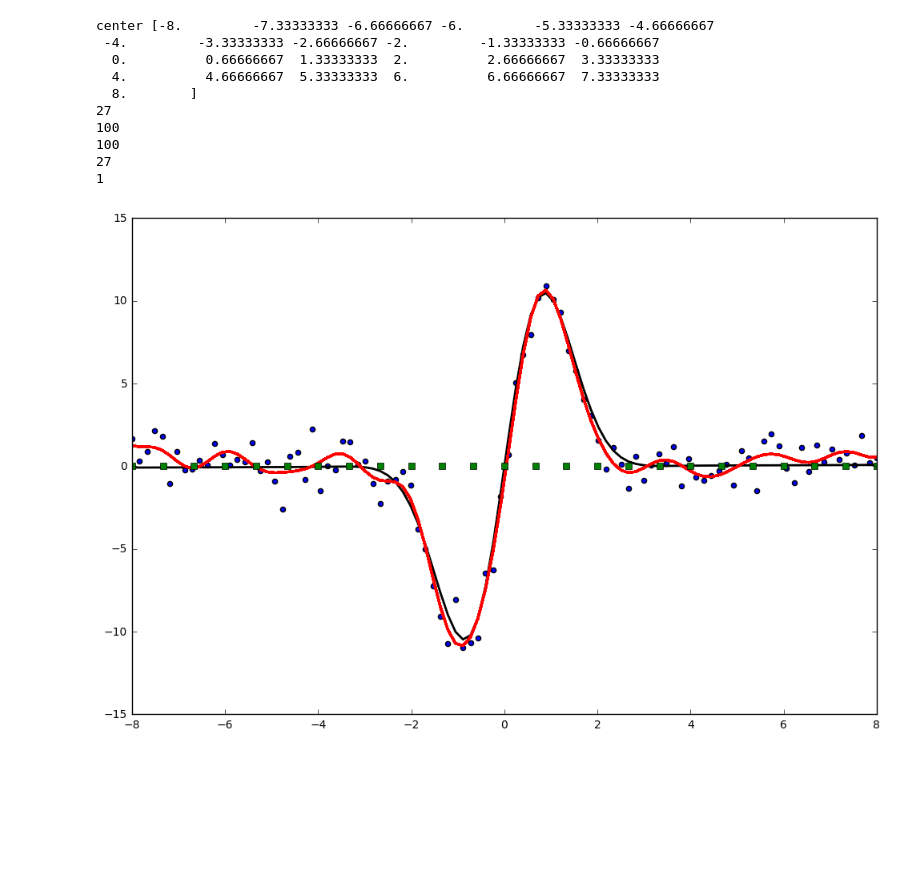
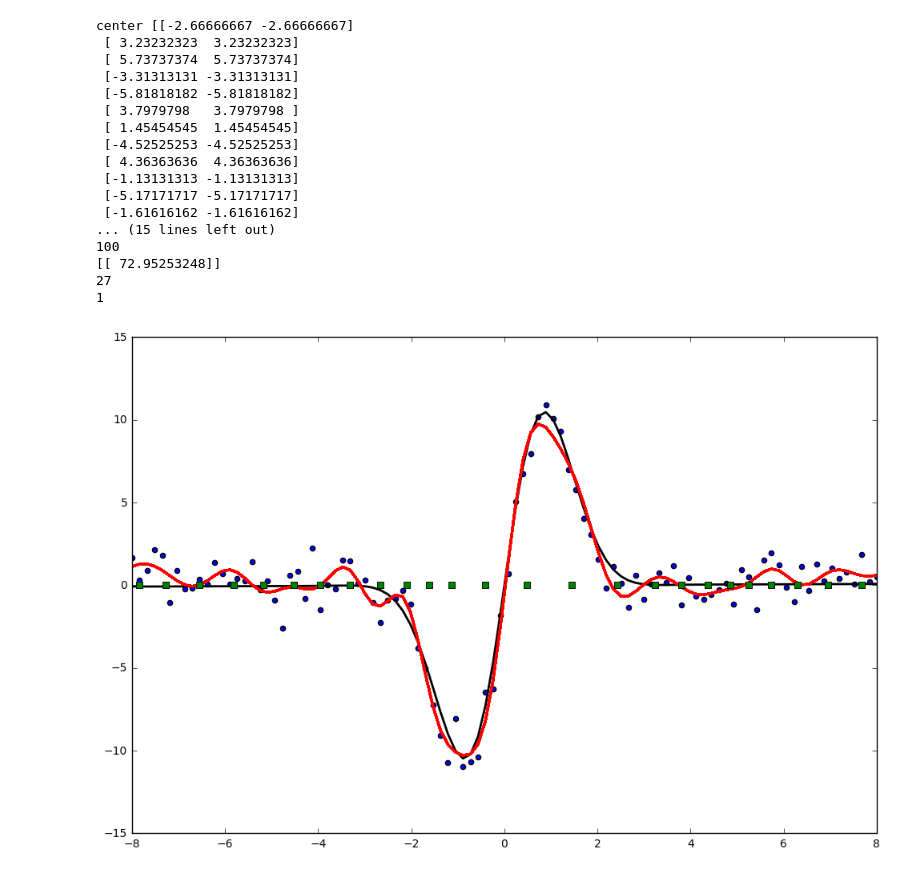
Before and after one commit to VincentBt/Projet-PGM, a Jupyter notebook: FunctionApprox.ipynb, the cells around one changed output. Saved outputs shown, nothing was run; the diff lists cells and outputs as text; code cells hidden in the pictures; blank space fills up the shorter version.

```diff
--- a/FunctionApprox.ipynb
+++ b/FunctionApprox.ipynb
@@ -29,7 +29,7 @@ def partial_derivative(f,input):
 # %%
 #Create the model
 
-T = 1000
+T = 500
 np.random.seed(0)
 
 
@@ -41,12 +41,12 @@ f = lambda k,x_k: 0.01*x_k+20*np.sin(x_k)*np.exp(-x_k**2/2)
 # function 2 : Well
 Q = np.identity(1) * 1
 R = np.identity(1) * 1
-f = lambda k,x_k: 0.9*x_k-50*np.exp(-x_k**2/2)+1
+#f = lambda k,x_k: 0.9*x_k-50*np.exp(-x_k**2/2)+1
 
 # function 3 : Sigmoid
 Q = np.identity(1) * 1
 R = np.identity(1) * 1
-f = lambda k,x_k:7*(1/(1+np.exp(-x_k))-0.5)
+#f = lambda k,x_k:7*(1/(1+np.exp(-x_k))-0.5)
 
 absc = np.linspace(-10,10,1000)
 ordo = f(1,absc)
@@ -56,8 +56,9 @@ plt.plot(absc,ordo)
 plt.plot(absc,absc)
 plt.show()
 
+C=3
 
-h = lambda k,x_k: (1 + 1/(k+1))*x_k
+h = lambda k,x_k: C*x_k
 
 B = np.zeros([1,1])
 D = np.zeros([1,1])
@@ -306,6 +307,9 @@ np.random.seed(0)
 #radial basis function compute exp(-beta * (c-x)^2)
 def radialbasisfunc(beta, c, x):
     return exp(-beta * norm(c-x)**2)
+
+def linearfunction(a,b,x):
+    return a*x+b
 
 #activation fills the Phi (in the pdf)
 def activation(X, beta, numNeurons, centers):
@@ -318,7 +322,7 @@ def activation(X, beta, numNeurons, centers):
     return Phi
 
 #trainrbf gives the values of the weights W and the covariance matrix Q
-def trainrbf(X, Y, beta, numNeurons):
+def trainrbf(X, Y, beta, numNeurons,linear):
 
     #Dimensions
     #X: n x Inputdimension
@@ -327,16 +331,20 @@ def trainrbf(X, Y, beta, numNeurons):
     n = X.shape[0]
 
     #Centers are the neurons in our RBF network
-    #newCenters = kmeans(X,numNeurons)
-    #centers = newCenters[0]
-    centers = np.linspace(np.amin(X), np.amax(X), num=numNeurons)
+    newCenters = kmeans(X,numNeurons)
+    centers = newCenters[0]
+    #centers = np.linspace(-8, 8, num=numNeurons)
 
     print "center", centers
 
     # calculate activations of RBFs
-    Phi = activation(X, beta, numNeurons, centers)
-    Phi = np.append(Phi, X, axis =1)
-    Phi = np.append(Phi, np.ones((n,X.shape[1]), "float"), axis = 1)
+    if linear == 0:
+        Phi = activation(X, beta, numNeurons, centers)
+        Phi = np.append(Phi, X, axis =1)
+        Phi = np.append(Phi, np.ones((n,X.shape[1]), "float"), axis = 1)
+    else:
+        Phi = X
+        Phi = np.append(Phi, np.ones((n,X.shape[1]), "float"), axis = 1)
 
 
     print(pinv(Phi).shape[0])
@@ -347,13 +355,13 @@ def trainrbf(X, Y, beta, numNeurons):
     W = dot(pinv(Phi), Y)
 
     #Calculate the covariance matrix Q with formula (6.18)
-    Q = (dot(np.transpose(Y),Y) - dot(np.transpose(W), dot(np.transpose(Phi), Y)))
+    Q = dot(np.transpose(Y),Y) - dot(np.transpose(W), dot(np.transpose(Phi), Y))
 
     L = [W, Q, centers]
 
 
     #print W
-    #print Q
+    print Q
 
     return L
 
@@ -400,43 +408,50 @@ numNeurons = 25
 #Define the size of the kernels
 beta = 1
 
 ######### Start RBF regression #############
-
+linear = 0
 #Train the neural network on the data x
-parameters = trainrbf(x, yNoisy , beta, numNeurons)
+parameters = trainrbf(x, yNoisy , beta, numNeurons, linear)
 z = testrbf(x, parameters[0], parameters[1], beta, numNeurons, parameters[2])
 
 # plot original data
 plt.figure(figsize=(12, 8))
 
 # plot original data
 plt.plot(x,yOriginal, 'k-', linewidth=2)
 
 for i in range(n):
     plt.scatter(x[i], yNoisy[i])
 
 # plot learned model
 plt.plot(x, z, 'r-', linewidth=2)
 
 # plot rbfs
 plt.plot(parameters[2], zeros(numNeurons), 'gs')
 
 plt.xlim(lbound, ubound)
 plt.show()
 
 #plt.savefig('graphs/RBF_2.jpg', format = 'jpg')
 # %% [output]
-center [-8.         -7.33333333 -6.66666667 -6.         -5.33333333 -4.66666667
- -4.         -3.33333333 -2.66666667 -2.         -1.33333333 -0.66666667
-  0.          0.66666667  1.33333333  2.          2.66666667  3.33333333
-  4.          4.66666667  5.33333333  6.          6.66666667  7.33333333
-  8.        ]
-27
+center [[-2.66666667 -2.66666667]
+ [ 3.23232323  3.23232323]
+ [ 5.73737374  5.73737374]
+ [-3.31313131 -3.31313131]
+ [-5.81818182 -5.81818182]
+ [ 3.7979798   3.7979798 ]
+ [ 1.45454545  1.45454545]
+ [-4.52525253 -4.52525253]
+ [ 4.36363636  4.36363636]
+ [-1.13131313 -1.13131313]
+ [-5.17171717 -5.17171717]
+ [-1.61616162 -1.61616162]
+... (15 lines left out)
 100
-100
+[[ 72.95253248]]
 27
 1
-[figure, old version]
+[figure, new version]
 # %%
 np.random.seed(0)
 
```
Also changed, not shown: parts of 3 cells of this notebook.
